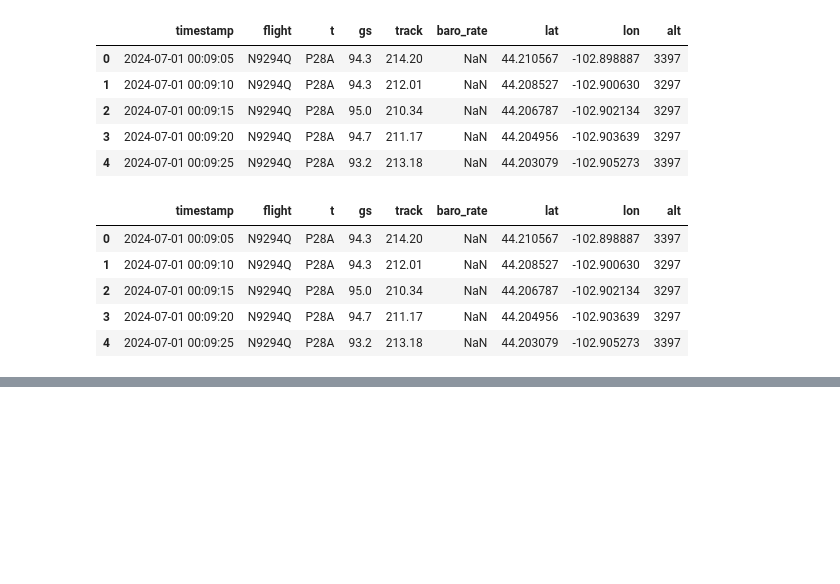
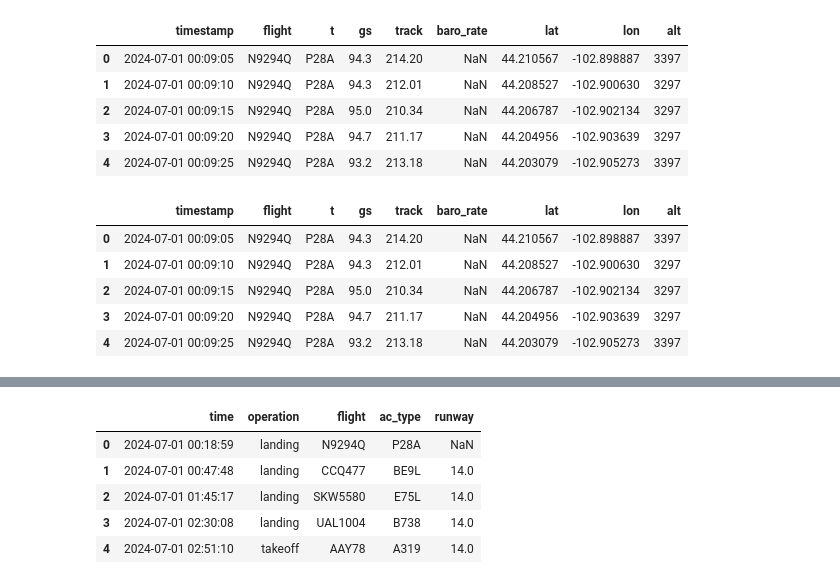
Before and after one commit to ghRevelle/pytc, a Jupyter notebook: data/data_cleaner.ipynb, the cells around one changed output, grey strips where cells are left out. Saved outputs shown, nothing was run; the diff lists cells and outputs as text; code cells hidden in the pictures; blank space fills up the shorter version.

```diff
--- a/data/data_cleaner.ipynb
+++ b/data/data_cleaner.ipynb
@@ -121,0 +135,35 @@ filtered_aircraft.to_csv('aircraft_cleaned.csv', index=False)
+# %%
+# Remove unnecessary columns from operations data
+filtered_operations.drop(['icao',
+                        'airport',
+                        'registration',
+                        'flight_link',
+                        'squawk',
+                        'signal_type',
+                        'category',
+                        'year',
+                        'manufacturer',
+                        'model',
+                        'ownop',
+                        'faa_pia',
+                        'faa_ladd',
+                        'short_type',
+                        'mil',
+                        'apt_type',
+                        'name',
+                        'continent',
+                        'iso_country',
+                        'iso_region',
+                        'municipality',
+                        'scheduled_service',
+                        'iata_code',
+                        'elev'], axis=1, inplace=True)
+
+filtered_operations.head()
+# %% [output]
+|  | time | operation | flight | ac_type | runway |
+| 0 | 2024-07-01 00:18:59 | landing | N9294Q | P28A | NaN |
+| 1 | 2024-07-01 00:47:48 | landing | CCQ477 | BE9L | 14.0 |
+| 2 | 2024-07-01 01:45:17 | landing | SKW5580 | E75L | 14.0 |
+| 3 | 2024-07-01 02:30:08 | landing | UAL1004 | B738 | 14.0 |
+| 4 | 2024-07-01 02:51:10 | takeoff | AAY78 | A319 | 14.0 |
```
Also changed, not shown: parts of 3 cells of this notebook.
